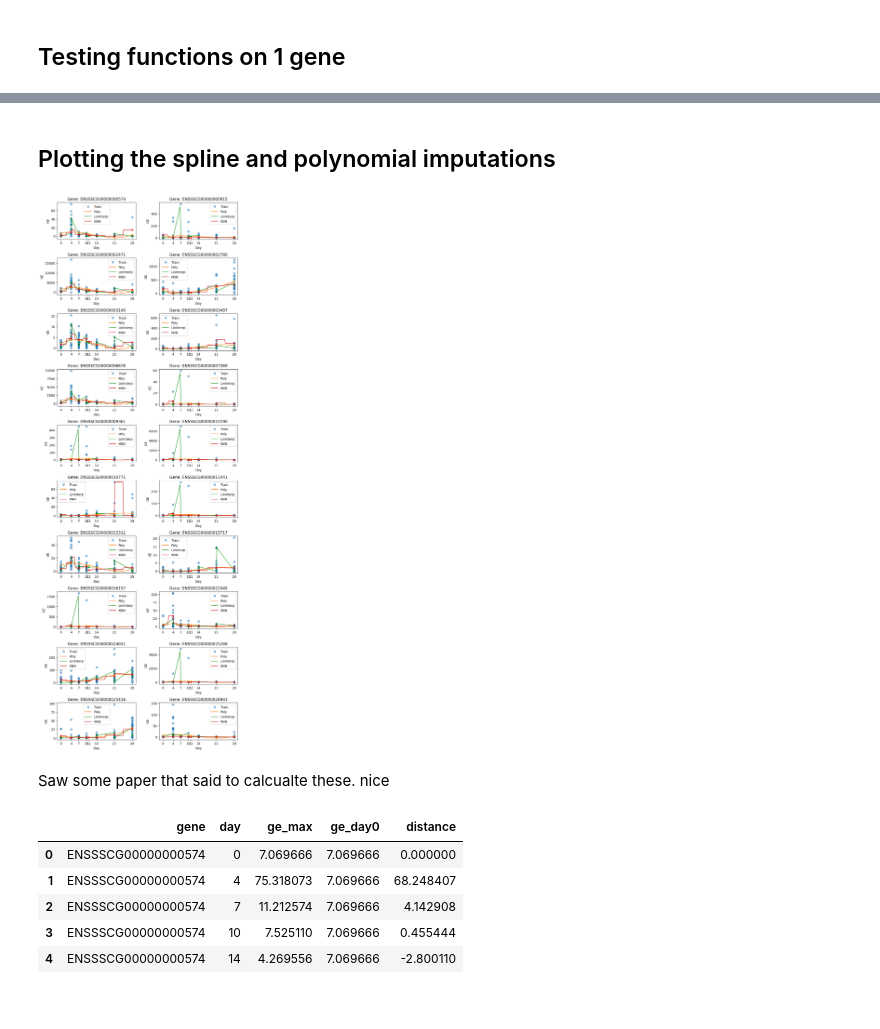
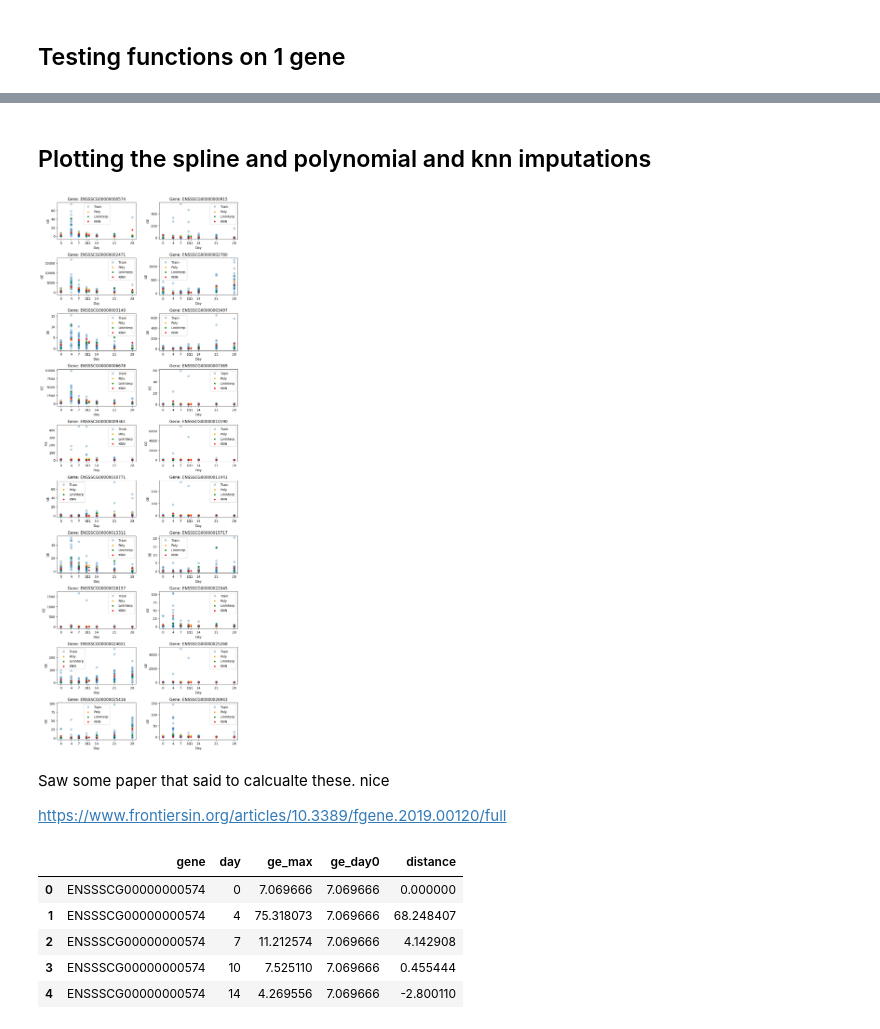
Before and after one commit to kristoffhernan/Pig-PRRSV-Infection-Prediction, a Jupyter notebook: imputing.ipynb, the cells around one changed output, grey strips where cells are left out. Saved outputs shown, nothing was run; the diff lists cells and outputs as text; code cells hidden in the pictures.

```diff
--- a/imputing.ipynb
+++ b/imputing.ipynb
@@ -67,5 +73,5 @@ knn_scores
 # %% [markdown]
-## Plotting the spline and polynomial imputations
+## Plotting the spline and polynomial and knn imputations
 # %%
 nrows = int(len(gdn_keep.columns)/2)  # number of rows in subplot grid
 ncols = 2  # number of columns in subplot grid
@@ -82,55 +88,35 @@ for i, gene in enumerate(gdn_keep.columns):
     w_na, wo_na = ut.na_split(gene, gdn)
     _, poly_func, _, interp_func, _, knn_func, knn_mse = ut.impute_methods(w_na, wo_na)
     knn_mses.append(knn_mse)
 
     # plot scatter plot
-    ax.plot(wo_na['day'], wo_na['ge'], 'o', alpha=0.5)
-
-
-    ###### prediction lines
-    # this is just if we predicted values outside of the factor levels
-    x_linsp = np.linspace(0,28,100)
-
-    # y_preds
-    interp_y = interp_func(x_linsp)
-    poly_y = poly_func(x_linsp)
-    knn_y = knn_func.predict(np.array(x_linsp).reshape(-1,1)).ravel()
-
-    # plot poly line
-    ax.plot(x_linsp, poly_y, '-')
-
-    # plot interp line
-    ax.plot(x_linsp, interp_y, '-')
-
-    ax.plot(x_linsp, knn_y, '-')
-
+    ax.plot(wo_na['day'], wo_na['ge'], 'o', alpha=0.3)
 
     ##### prediction points
     # these are the actual points we would impute if on the factor levels
 
     # add scatter plot
     x_points = np.unique(gdn['dpi'])
     interp_y_points = interp_func(x_points)
     poly_y_points = poly_func(x_points)
     knn_y_points = knn_func.predict(x_points.reshape(-1,1)).ravel()
 
     ax.scatter(x_points, poly_y_points, c='orange', s=15, alpha=1, zorder=10)
     ax.scatter(x_points, interp_y_points, c='green', s=15, alpha=1, zorder=10)
     ax.scatter(x_points, knn_y_points, c='red', s=15, alpha=1, zorder=10)
 
 
     # add labels and legend
     ax.set_xlabel('Day')
     ax.set_ylabel('GE')
     ax.legend(['Train', 'Poly', 'LinInterp', 'KNN'])
     ax.set_title(f'Gene: {gene}')
     ax.set_xticks(x_points)
 
 
-
 plt.show()
 # %% [output]
-[figure, old version]
+[figure, new version]
 # %%
 # combine all data
 poly_dfs = []
@@ -160,6 +146,8 @@ interp_df = pd.concat(interp_dfs, axis=0)
 knn_df = pd.concat(knn_dfs, axis=0)
 # %% [markdown]
 Saw some paper that said to calcualte these. nice
+
+https://www.frontiersin.org/articles/10.3389/fgene.2019.00120/full
 # %%
 # group by gene and day, and get the max ge value for each day
 df_max = poly_df.groupby(['gene', 'day'])['ge'].max().reset_index().rename(columns={'ge':'ge_max'})
```
Also changed, not shown: parts of 16 cells of this notebook, 3 other files.
